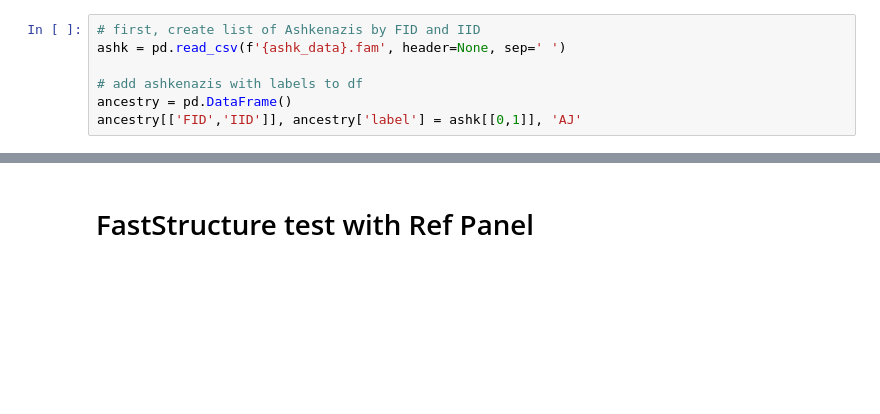
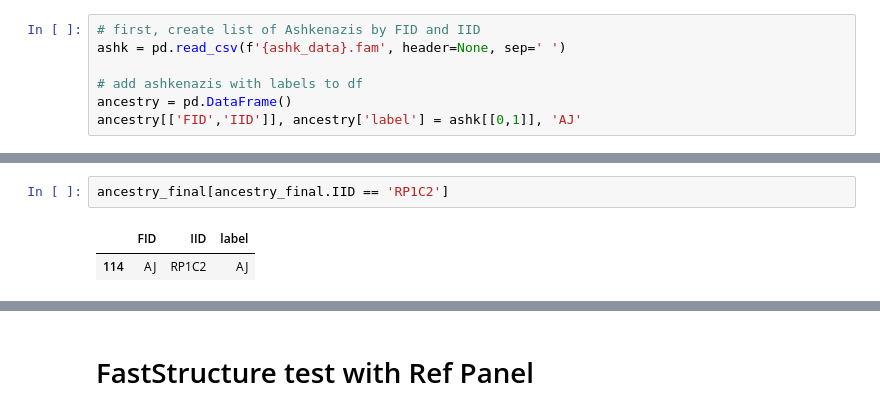
Before and after one commit to dvitale199/gp2_ref_panel_processing, a Jupyter notebook: ref_panel_processing.ipynb, the cells around one changed output, grey strips where cells are left out. Drawn from its saved outputs; the diff is of its cells as text; blank space fills up the shorter version.

```diff
--- a/ref_panel_processing.ipynb
+++ b/ref_panel_processing.ipynb
@@ -106,0 +196,5 @@ cmds = [plink_cmd1, plink_cmd2, plink_cmd3]
+# %%
+ancestry_final[ancestry_final.IID == 'RP1C2']
+# %% [output]
+|  | FID | IID | label |
+| 114 | AJ | RP1C2 | AJ |
```
Also changed, not shown: parts of 42 cells of this notebook.
